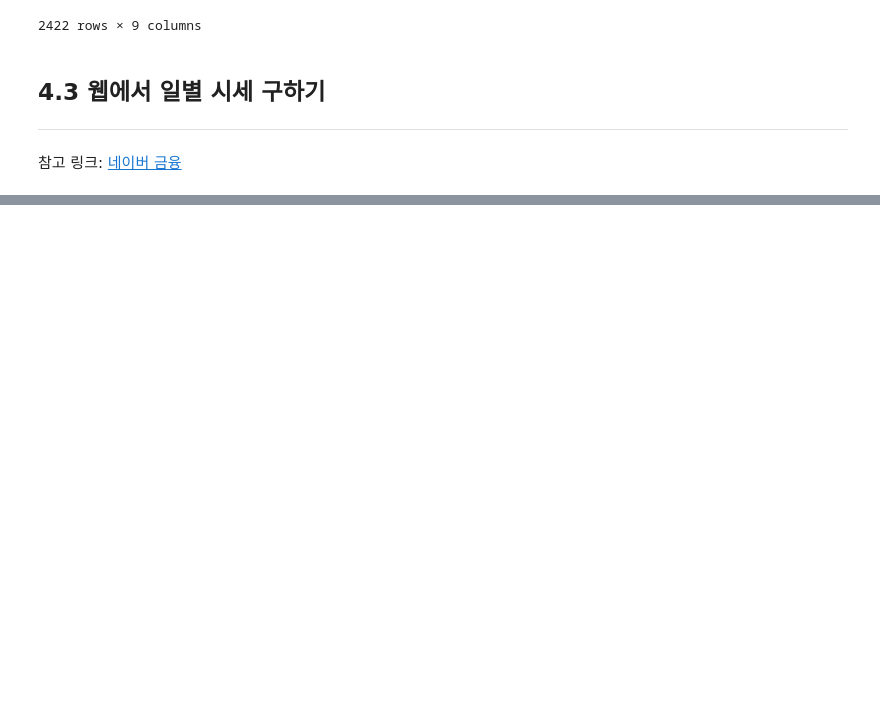
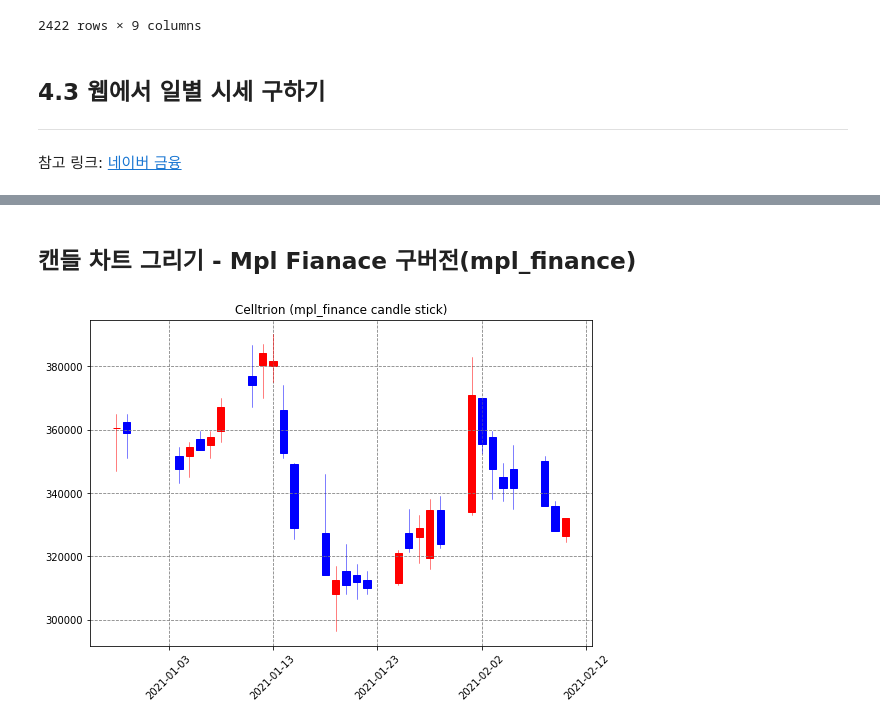
Before and after one commit to ActaV-N/py-stock, a Jupyter notebook: 4/webScraping.ipynb, the cells around one changed output, grey strips where cells are left out. Drawn from its saved outputs; the diff is of its cells as text; code cells hidden in the pictures; blank space fills up the shorter version.

```diff
--- a/4/webScraping.ipynb
+++ b/4/webScraping.ipynb
@@ -89,0 +124,23 @@ with urlopen(req) as doc:
+# %% [markdown]
+## 캔들 차트 그리기 - Mpl Fianace 구버전(mpl_finance)
+# %%
+from matplotlib import dates as mdates
+from mplfinance.original_flavor import candlestick_ohlc
+from datetime import datetime
+
+for idx in range(0, len(rdf)):
+    dt = datetime.strptime(rdf.날짜.values[idx], '%Y.%m.%d').date()
+    rdf.날짜.values[idx] = mdates.date2num(dt)
+
+ohlc = rdf[['날짜','시가','고가','저가','종가']]
+# %%
+plt.figure(figsize=(9,6))
+ax = plt.subplot(1,1,1)
+plt.title('Celltrion (mpl_finance candle stick)')
+candlestick_ohlc(ax, ohlc.values, width=0.7, colorup='red', colordown='blue')
+ax.xaxis.set_major_formatter(mdates.DateFormatter('%Y-%m-%d'))
+plt.xticks(rotation=45)
+plt.grid(color='gray', linestyle='--')
+plt.show()
+# %% [output]
+[figure, added]
```
Also changed, not shown: parts of 5 cells of this notebook.
